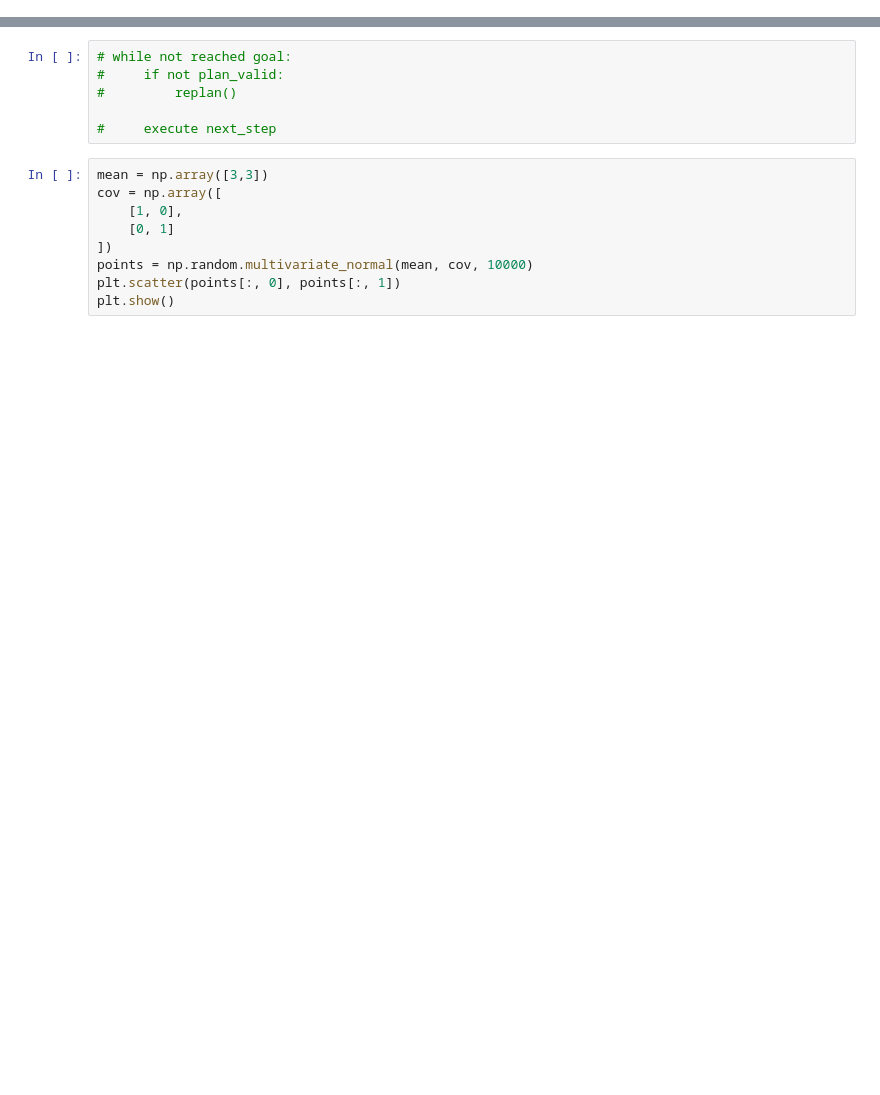
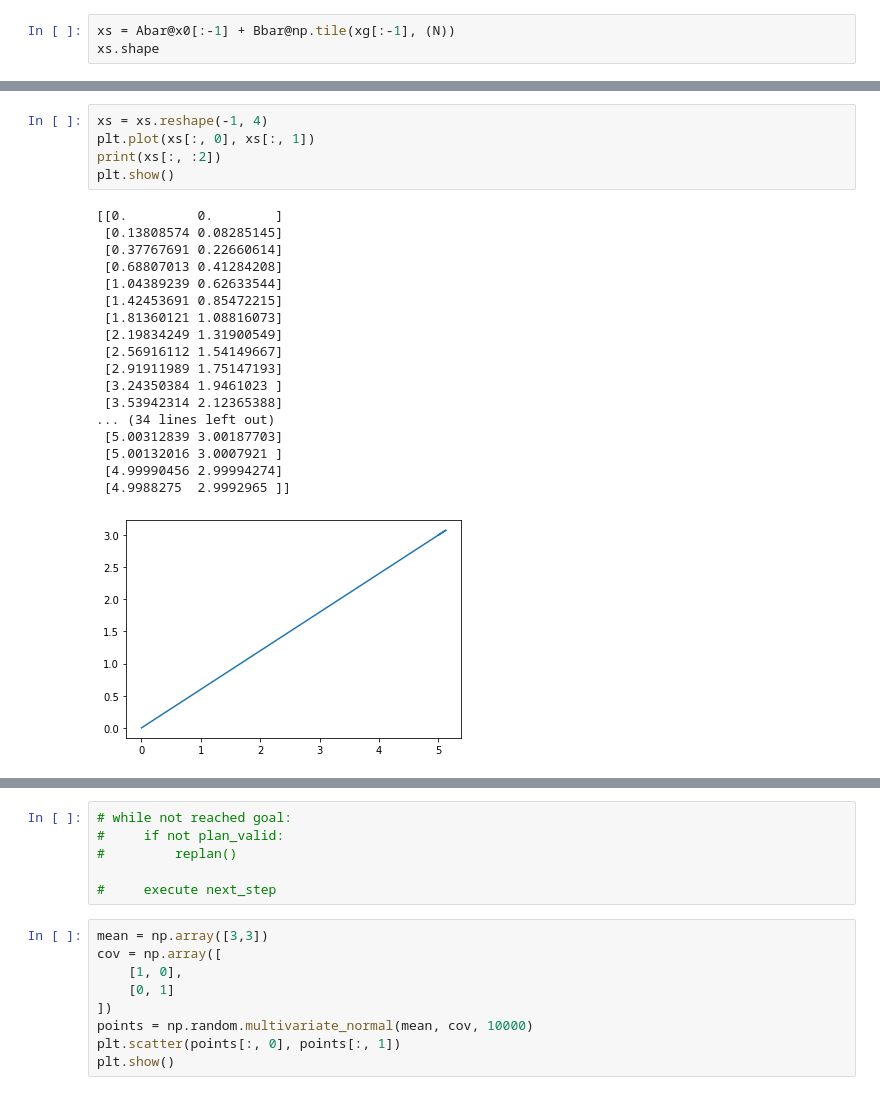
Before and after one commit to Alvinosaur/dynamic_lqr_trees, a Jupyter notebook: scripts/protoype_obs_avoidance.ipynb, the cells around one changed output, grey strips where cells are left out. Saved outputs shown, nothing was run; the diff lists cells and outputs as text; blank space fills up the shorter version.

```diff
--- a/scripts/protoype_obs_avoidance.ipynb
+++ b/scripts/protoype_obs_avoidance.ipynb
@@ -0,0 +40,3 @@
+# %%
+xs = Abar@x0[:-1] + Bbar@np.tile(xg[:-1], (N))
+xs.shape
@@ -1,3 +58,27 @@
+# %%
+xs = xs.reshape(-1, 4)
+plt.plot(xs[:, 0], xs[:, 1])
+print(xs[:, :2])
+plt.show()
+# %% [output]
+[[0.         0.        ]
+ [0.13808574 0.08285145]
+ [0.37767691 0.22660614]
+ [0.68807013 0.41284208]
+ [1.04389239 0.62633544]
+ [1.42453691 0.85472215]
+ [1.81360121 1.08816073]
+ [2.19834249 1.31900549]
+ [2.56916112 1.54149667]
+ [2.91911989 1.75147193]
+ [3.24350384 1.9461023 ]
+ [3.53942314 2.12365388]
+... (34 lines left out)
+ [5.00312839 3.00187703]
+ [5.00132016 3.0007921 ]
+ [4.99990456 2.99994274]
+ [4.9988275  2.9992965 ]]
+[figure, added]
 # %%
 import numpy as np
 import scipy.linalg
```
Also changed, not shown: parts of 20 cells of this notebook, 9 other files.
